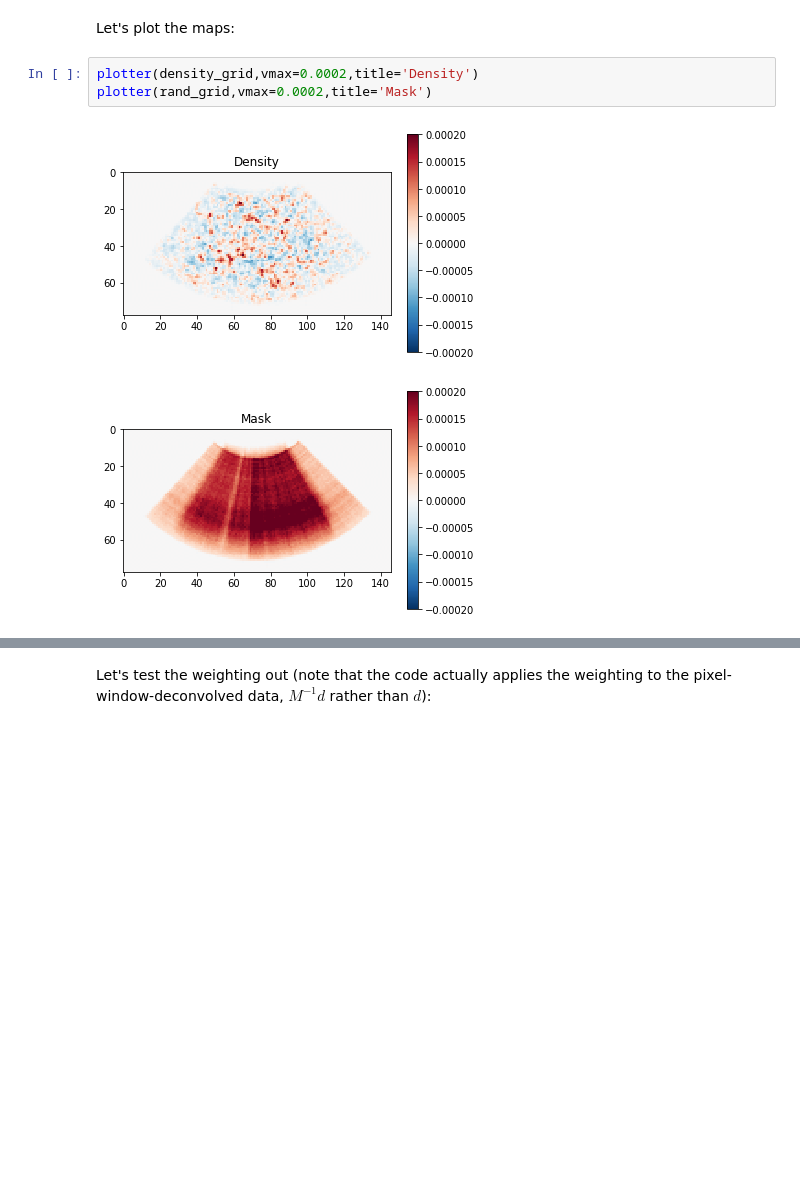
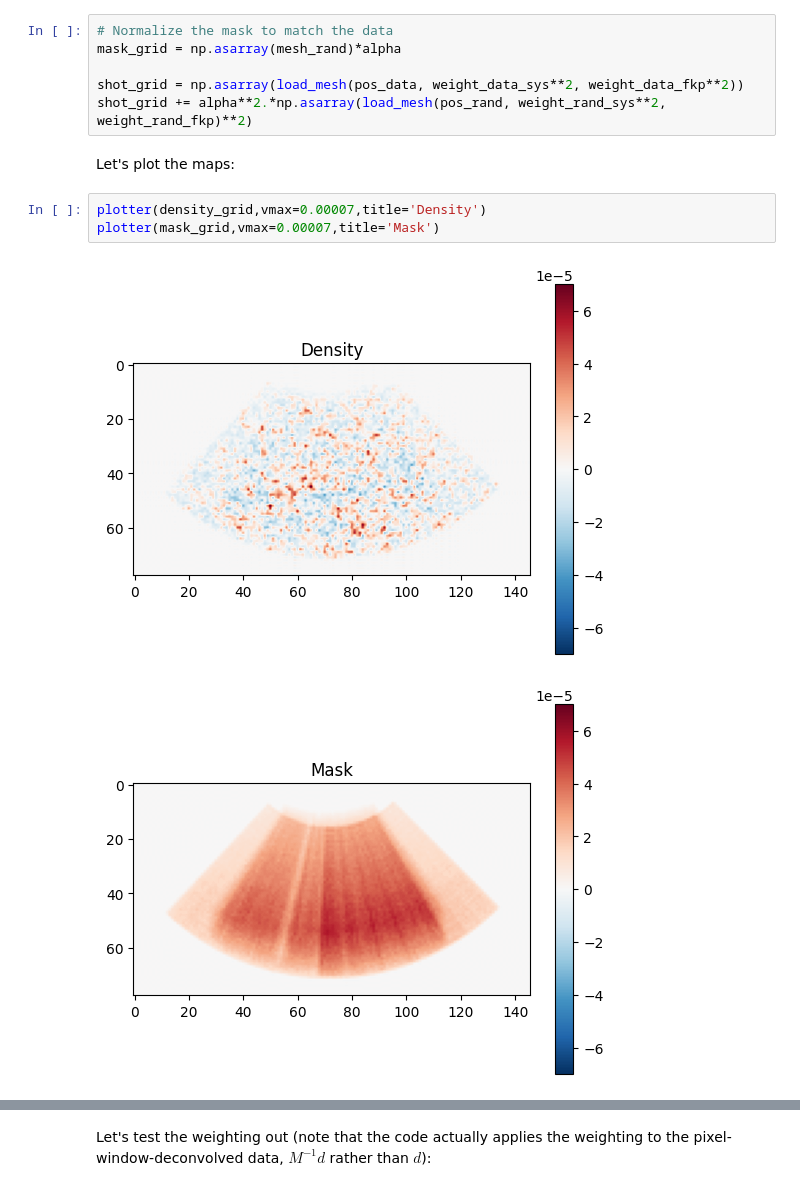
Before and after one commit to oliverphilcox/PolyBin3D, a Jupyter notebook: Tutorial 3 - BOSS Pk Multipoles.ipynb, the cells around one changed output, grey strips where cells are left out. Cells and saved outputs as stored; diff of their text form; blank space fills up the shorter version.

```diff
--- a/Tutorial 3 - BOSS Pk Multipoles.ipynb
+++ b/Tutorial 3 - BOSS Pk Multipoles.ipynb
@@ -189,10 +203,16 @@ rand_grid = np.asarray(rand_grid)*np.sum(cat['WEIGHT']).compute()/boxsize.prod()
+# %%
+# Normalize the mask to match the data
+mask_grid = np.asarray(mesh_rand)*alpha
+
+shot_grid = np.asarray(load_mesh(pos_data, weight_data_sys**2, weight_data_fkp**2))
+shot_grid += alpha**2.*np.asarray(load_mesh(pos_rand, weight_rand_sys**2, weight_rand_fkp)**2)
 # %% [markdown]
 Let's plot the maps:
 # %%
-plotter(density_grid,vmax=0.0002,title='Density')
-plotter(rand_grid,vmax=0.0002,title='Mask')
+plotter(density_grid,vmax=0.00007,title='Density')
+plotter(mask_grid,vmax=0.00007,title='Mask')
 # %% [output]
-[figure, old version]
+[figure, new version]
-[figure, old version]
+[figure, new version]
 # %% [markdown]
 ### 3. Define weighting
```
Also changed, not shown: parts of 64 cells of this notebook, 11 other files.
